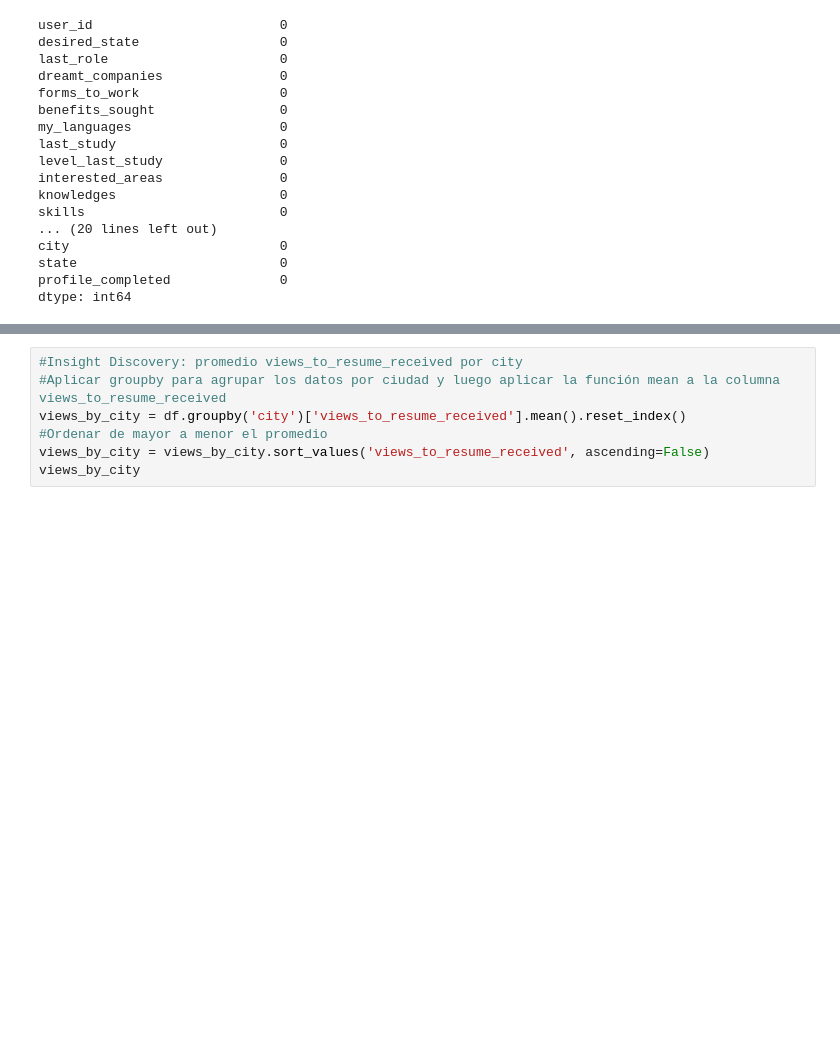
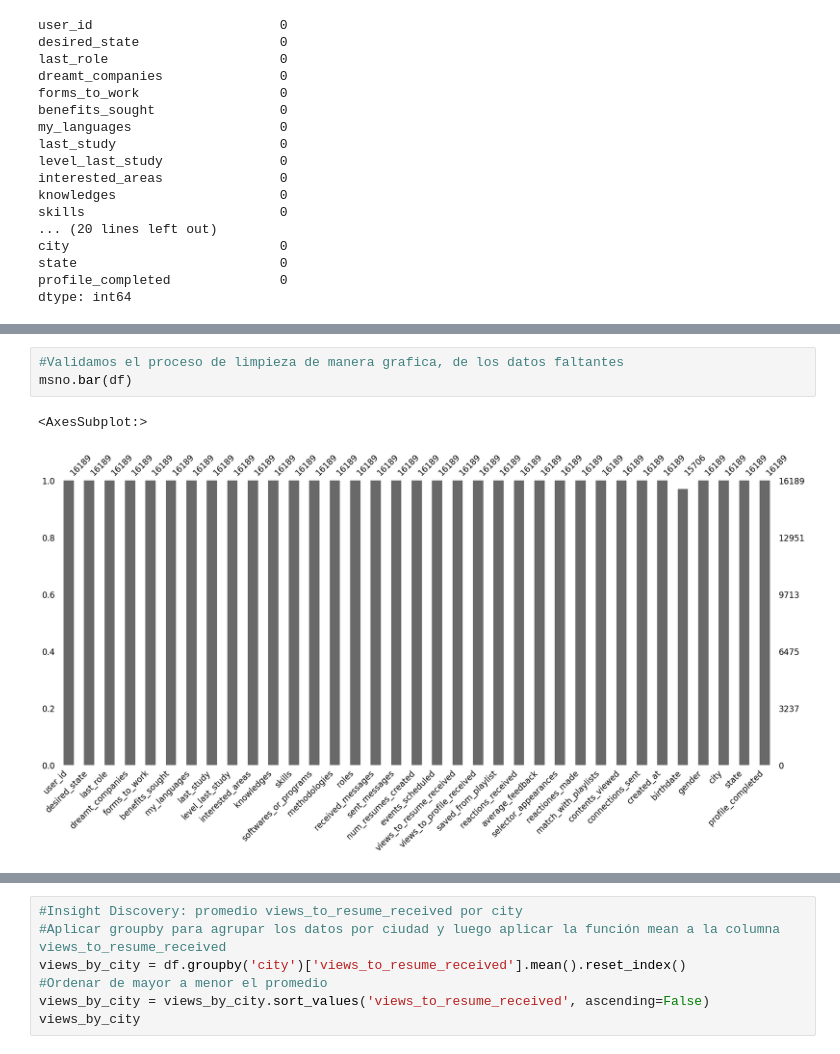
Before and after one commit to nicor1996/Prueba-TalentPitch, a Jupyter notebook: Prueba-TalentPitch.ipynb, the cells around one changed output, grey strips where cells are left out. Saved outputs shown, nothing was run; the diff lists cells and outputs as text; blank space fills up the shorter version.

```diff
--- a/Prueba-TalentPitch.ipynb
+++ b/Prueba-TalentPitch.ipynb
@@ -273,3 +279,9 @@ dtype: int64
+# %%
+#Validamos el proceso de limpieza de manera grafica, de los datos faltantes
+msno.bar(df)
+# %% [output]
+<AxesSubplot:>
+[figure, added]
 # %%
 #Insight Discovery: Top 5 roles con el mayor average_feedback por género
 # Agrupar por género y rol, y calcular el promedio de feedback
```
Also changed, not shown: parts of 20 cells of this notebook.
